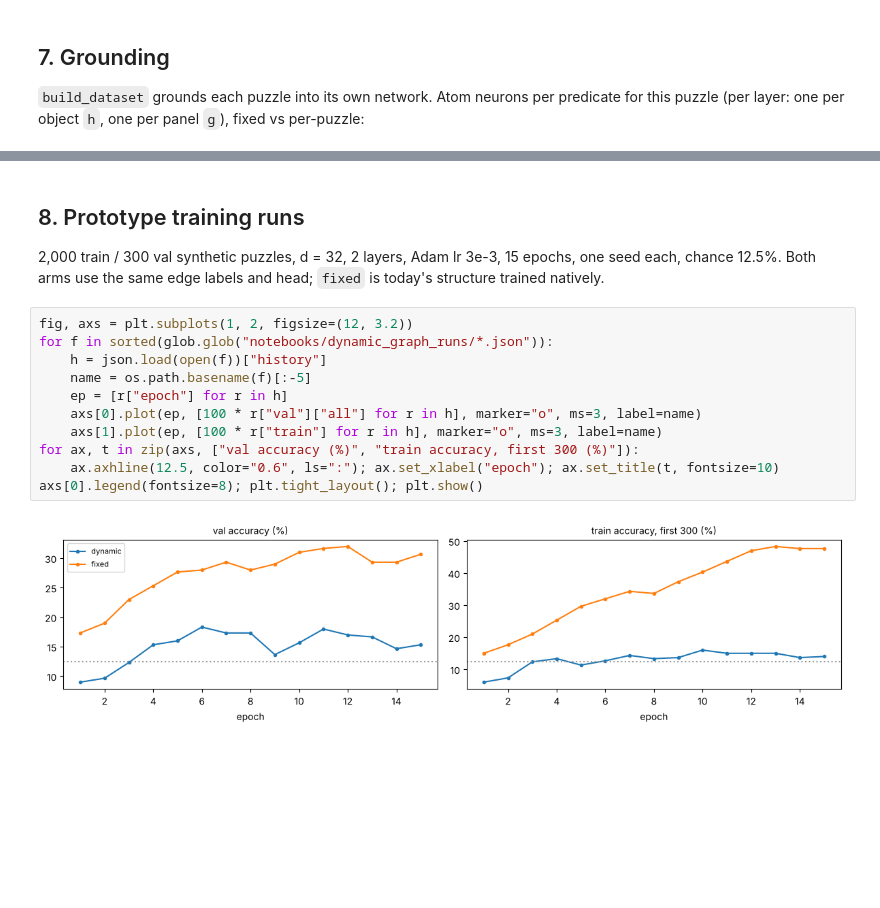
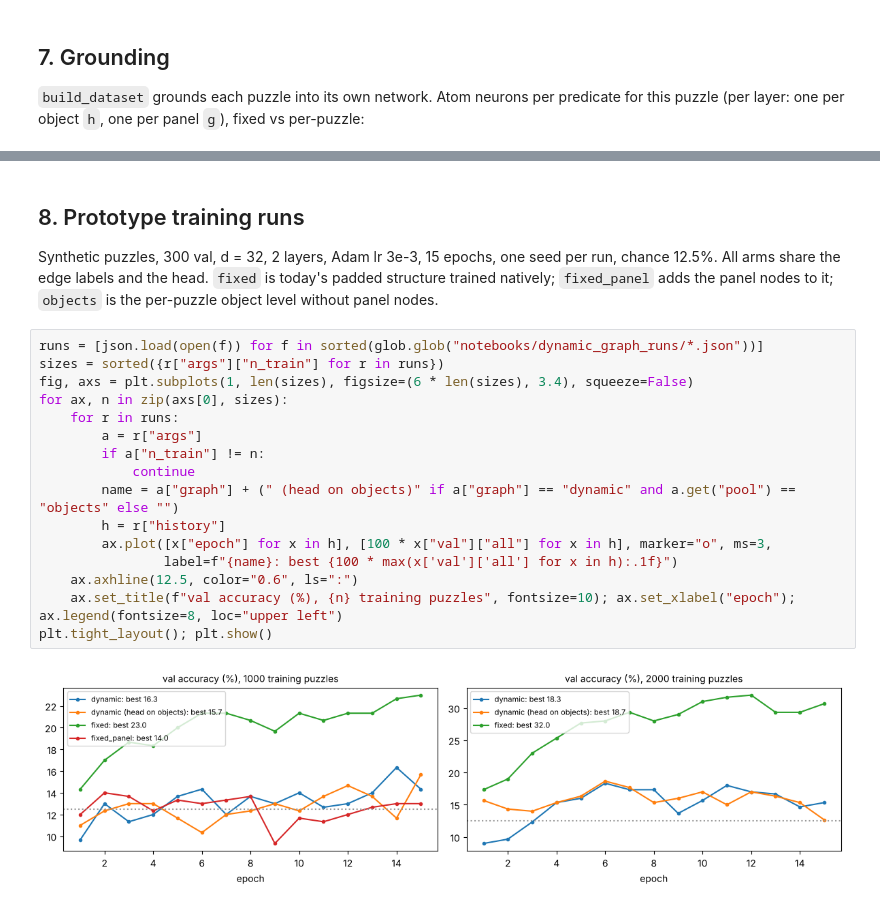
Before and after one commit to kaskare/rpm-thesis, a Jupyter notebook: notebooks/pynl_dynamic_graph.ipynb, the cells around one changed output, grey strips where cells are left out. Saved outputs shown, nothing was run; the diff lists cells and outputs as text; blank space fills up the shorter version.

```diff
--- a/notebooks/pynl_dynamic_graph.ipynb
+++ b/notebooks/pynl_dynamic_graph.ipynb
@@ -164,17 +171,23 @@ dynamic  {'g1': 16, 'h1': 79, 'g2': 16, 'answer': 1}
 # %% [markdown]
 ## 8. Prototype training runs
-2,000 train / 300 val synthetic puzzles, d = 32, 2 layers, Adam lr 3e-3, 15 epochs, one seed each,
-chance 12.5%. Both arms use the same edge labels and head; `fixed` is today's structure trained natively.
+Synthetic puzzles, 300 val, d = 32, 2 layers, Adam lr 3e-3, 15 epochs, one seed per run, chance 12.5%.
+All arms share the edge labels and the head. `fixed` is today's padded structure trained natively;
+`fixed_panel` adds the panel nodes to it; `objects` is the per-puzzle object level without panel nodes.
-# %%
-fig, axs = plt.subplots(1, 2, figsize=(12, 3.2))
-for f in sorted(glob.glob("notebooks/dynamic_graph_runs/*.json")):
-    h = json.load(open(f))["history"]
-    name = os.path.basename(f)[:-5]
-    ep = [r["epoch"] for r in h]
-    axs[0].plot(ep, [100 * r["val"]["all"] for r in h], marker="o", ms=3, label=name)
-    axs[1].plot(ep, [100 * r["train"] for r in h], marker="o", ms=3, label=name)
-for ax, t in zip(axs, ["val accuracy (%)", "train accuracy, first 300 (%)"]):
-    ax.axhline(12.5, color="0.6", ls=":"); ax.set_xlabel("epoch"); ax.set_title(t, fontsize=10)
-axs[0].legend(fontsize=8); plt.tight_layout(); plt.show()
-# %% [output]
-[figure, removed]
+# %%
+runs = [json.load(open(f)) for f in sorted(glob.glob("notebooks/dynamic_graph_runs/*.json"))]
+sizes = sorted({r["args"]["n_train"] for r in runs})
+fig, axs = plt.subplots(1, len(sizes), figsize=(6 * len(sizes), 3.4), squeeze=False)
+for ax, n in zip(axs[0], sizes):
+    for r in runs:
+        a = r["args"]
+        if a["n_train"] != n:
+            continue
+        name = a["graph"] + (" (head on objects)" if a["graph"] == "dynamic" and a.get("pool") == "objects" else "")
+        h = r["history"]
+        ax.plot([x["epoch"] for x in h], [100 * x["val"]["all"] for x in h], marker="o", ms=3,
+                label=f"{name}: best {100 * max(x['val']['all'] for x in h):.1f}")
+    ax.axhline(12.5, color="0.6", ls=":")
+    ax.set_title(f"val accuracy (%), {n} training puzzles", fontsize=10); ax.set_xlabel("epoch"); ax.legend(fontsize=8, loc="upper left")
+plt.tight_layout(); plt.show()
+# %% [output]
+[figure, added]
```
Also changed, not shown: parts of 9 cells of this notebook, 7 other files.
